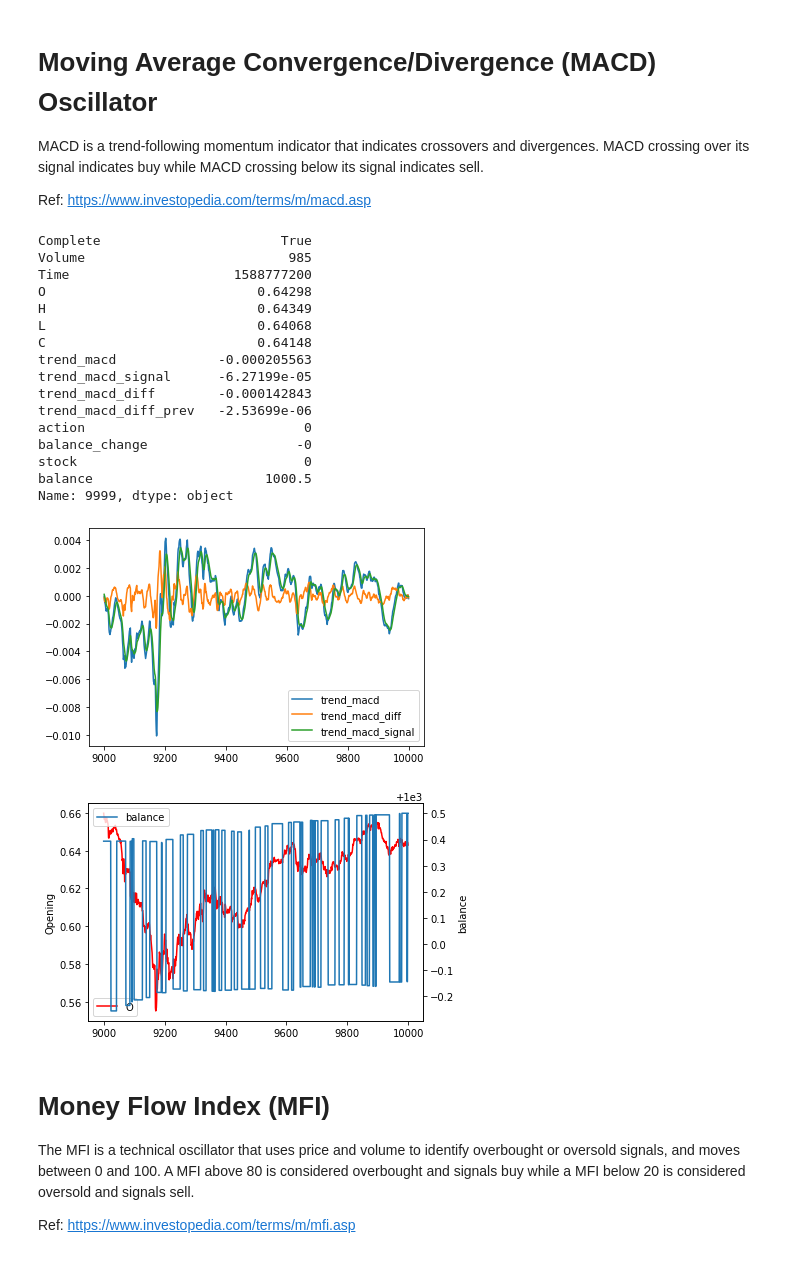
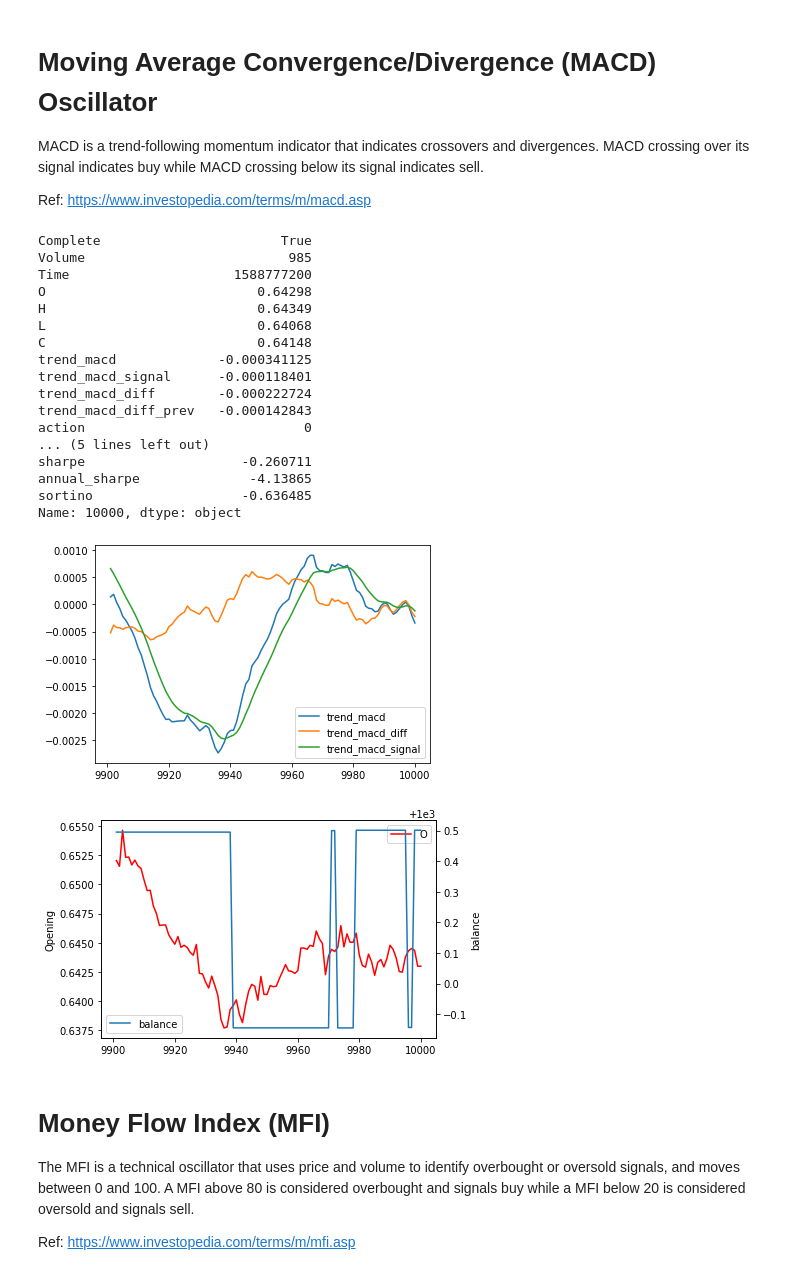
Before and after one commit to jetnew/Idle-Trading-Hero, a Jupyter notebook: Algorithm.ipynb, the cells around one changed output. Saved outputs shown, nothing was run; the diff lists cells and outputs as text; code cells hidden in the pictures.

Commit message:
Included performance metrics

```diff
--- a/Algorithm.ipynb
+++ b/Algorithm.ipynb
@@ -45,33 +45,34 @@ macd = MACDStrategy(parameters={
                         'ema12': 12,
                         'ema9': 9,
                     })
-algo = Algorithm(indicator=df.loc[:9998],
+algo = Algorithm(indicator=df.loc[:9999],
                  strategy=macd,
                  capital=1000)
 # %%
 algo.act(df.loc[9999])
 print(algo.statistics())
-algo.plot_indicators(k=1000)
-algo.plot_performance(k=1000)
+algo.plot_indicators(k=100)
+algo.plot_performance(k=100)
 # %% [output]
 Complete                       True
 Volume                          985
 Time                     1588777200
 O                           0.64298
 H                           0.64349
 L                           0.64068
 C                           0.64148
-trend_macd             -0.000205563
-trend_macd_signal      -6.27199e-05
-trend_macd_diff        -0.000142843
-trend_macd_diff_prev   -2.53699e-06
+trend_macd             -0.000341125
+trend_macd_signal      -0.000118401
+trend_macd_diff        -0.000222724
+trend_macd_diff_prev   -0.000142843
 action                            0
-balance_change                   -0
-stock                             0
-balance                      1000.5
-Name: 9999, dtype: object
+... (5 lines left out)
+sharpe                    -0.260711
+annual_sharpe              -4.13865
+sortino                   -0.636485
+Name: 10000, dtype: object
-[figure, old version]
+[figure, new version]
-[figure, old version]
+[figure, new version]
 # %% [markdown]
 # Money Flow Index (MFI)
 
```
Also changed, not shown: parts of 2 cells of this notebook, 1 other file.
